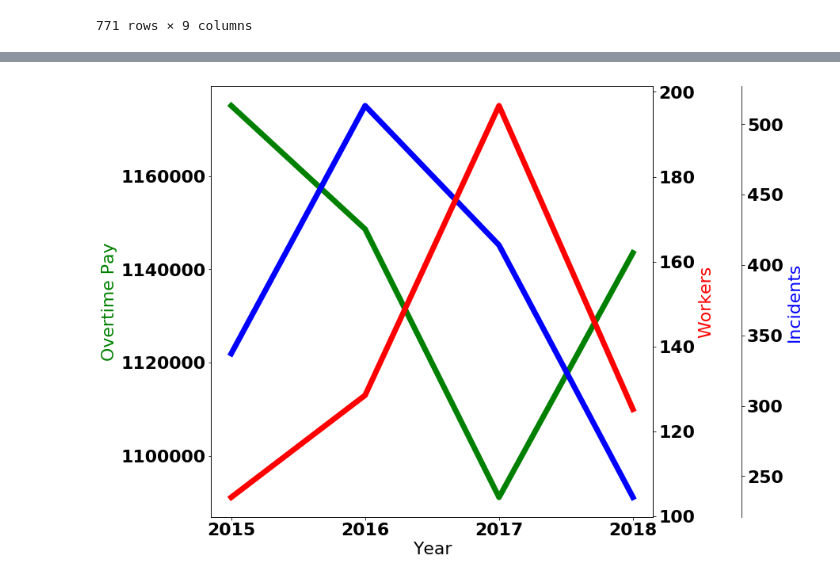
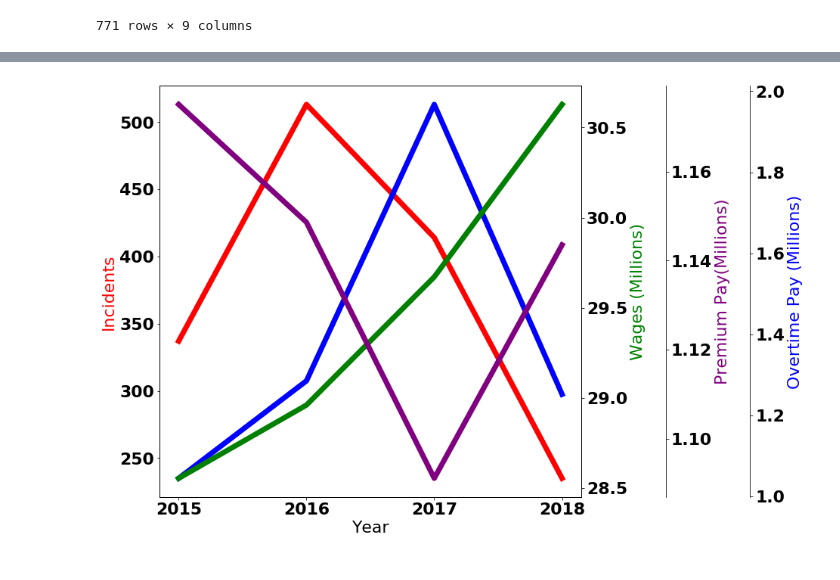
Before and after one commit to tylerharter/s19-city-t2, a Jupyter notebook: Fire/Model.ipynb, the cells around one changed output, grey strips where cells are left out. Saved outputs shown, nothing was run; the diff lists cells and outputs as text; code cells hidden in the pictures.

Commit message:
Final fire analysis before presentation.

```diff
--- a/Fire/Model.ipynb
+++ b/Fire/Model.ipynb
@@ -307,51 +307,68 @@ def make_patch_spines_invisible(ax):
 
 incidents = yearly_summary.groupby("Date").count()["index"].copy()
 incidents["2015"] = incidents["2015"]/9*12
 incidents = incidents.drop(["2019"])
 
 
 expenses = dict()
-expenses["2015"] = fire_budget[fire_budget["Object"] == "51110 - PERMANENT WAGES"]["2015"].sum()/70000
-expenses["2016"] = fire_budget[fire_budget["Object"] == "51110 - PERMANENT WAGES"]["2016"].sum()/70000
-expenses["2017"] = fire_budget[fire_budget["Object"] == "51110 - PERMANENT WAGES"]["2017"].sum()/70000
-expenses["2018"] = fire_budget[fire_budget["Object"] == "51110 - PERMANENT WAGES"]["2018"].sum()/70000
+expenses["2015"] = fire_budget[fire_budget["Object"] == "51110 - PERMANENT WAGES"]["2015"].sum()/1000000
+expenses["2016"] = fire_budget[fire_budget["Object"] == "51110 - PERMANENT WAGES"]["2016"].sum()/1000000
+expenses["2017"] = fire_budget[fire_budget["Object"] == "51110 - PERMANENT WAGES"]["2017"].sum()/1000000
+expenses["2018"] = fire_budget[fire_budget["Object"] == "51110 - PERMANENT WAGES"]["2018"].sum()/1000000
 
 expense_plot = pd.Series(expenses)
 
 overtime = dict()
-overtime["2015"] = fire_budget[fire_budget["Object"] == "51310 - OVERTIME WAGES PERMANENT"]["2015"].sum()/10000
-overtime["2016"] = fire_budget[fire_budget["Object"] == "51310 - OVERTIME WAGES PERMANENT"]["2016"].sum()/10000
-overtime["2017"] = fire_budget[fire_budget["Object"] == "51310 - OVERTIME WAGES PERMANENT"]["2017"].sum()/10000
-overtime["2018"] = fire_budget[fire_budget["Object"] == "51310 - OVERTIME WAGES PERMANENT"]["2018"].sum()/10000
+overtime["2015"] = fire_budget[fire_budget["Object"] == "51310 - OVERTIME WAGES PERMANENT"]["2015"].sum()/1000000
+overtime["2016"] = fire_budget[fire_budget["Object"] == "51310 - OVERTIME WAGES PERMANENT"]["2016"].sum()/1000000
+overtime["2017"] = fire_budget[fire_budget["Object"] == "51310 - OVERTIME WAGES PERMANENT"]["2017"].sum()/1000000
+overtime["2018"] = fire_budget[fire_budget["Object"] == "51310 - OVERTIME WAGES PERMANENT"]["2018"].sum()/1000000
+
+overtime_plot = pd.Series(overtime)
 
 
-expense_plot = pd.Series(overtime)
+premium = dict()
+premium["2015"] = fire_budget[fire_budget["Object"] == "51120 - PREMIUM PAY"]["2015"].sum()/1000000
+premium["2016"] = fire_budget[fire_budget["Object"] == "51120 - PREMIUM PAY"]["2016"].sum()/1000000
+premium["2017"] = fire_budget[fire_budget["Object"] == "51120 - PREMIUM PAY"]["2017"].sum()/1000000
+premium["2018"] = fire_budget[fire_budget["Object"] == "51120 - PREMIUM PAY"]["2018"].sum()/1000000
+
+premium_plot = pd.Series(premium)
+
+
 
 
 tick_labels = ("2015","2016","2017","2018")
 
 
 fig, ax1 = plt.subplots(figsize = (10,10))
 
 ax2 = ax1.twinx()
 ax3 = ax1.twinx()
+ax4 = ax1.twinx()
 
-ax2.spines["right"].set_position(("axes", 1.2))
-make_patch_spines_invisible(ax2)
+ax2.spines["right"].set_position(("axes", 1.4))
 ax2.spines["right"].set_visible(True)
 
-ax1.plot(tick_labels, premium_plot, 'g-', linewidth=7.0)
-ax2.plot(tick_labels, incidents, 'b-', linewidth=7.0)
-ax3.plot(tick_labels, expense_plot, 'r-', linewidth=7.0)
+ax4.spines["right"].set_position(("axes", 1.2))
+ax4.spines["right"].set_visible(True)
+
+ax1.plot(tick_labels, incidents, 'r-', linewidth=7.0)
+ax2.plot(tick_labels, overtime_plot, 'b-', linewidth=7.0)
+ax3.plot(tick_labels, expense_plot, 'g-', linewidth=7.0)
+ax4.plot(tick_labels, premium_plot, 'purple', linewidth=7.0)
+
 
 ax1.set_xlabel('Year')
-ax1.set_ylabel('Overtime Pay', color="g")
-ax2.set_ylabel('Incidents', color="b")
-ax3.set_ylabel('Workers', color="r")
+ax1.set_ylabel('Incidents', color="r")
+ax2.set_ylabel('Overtime Pay (Millions)', color="b")
+ax3.set_ylabel('Wages (Millions)', color="g")
+ax4.set_ylabel('Premium Pay(Millions)', color="purple")
+
 
 plt.show()
 # %% [output]
-[figure, old version]
+[figure, new version]
 # %%
 INCIDENTS_PER_WORKER_PER_YEAR = 1/10*1*365
 COST_PER_INCIDENT_OVER = 500
```
Also changed, not shown: parts of 7 cells of this notebook, 23 other files.
